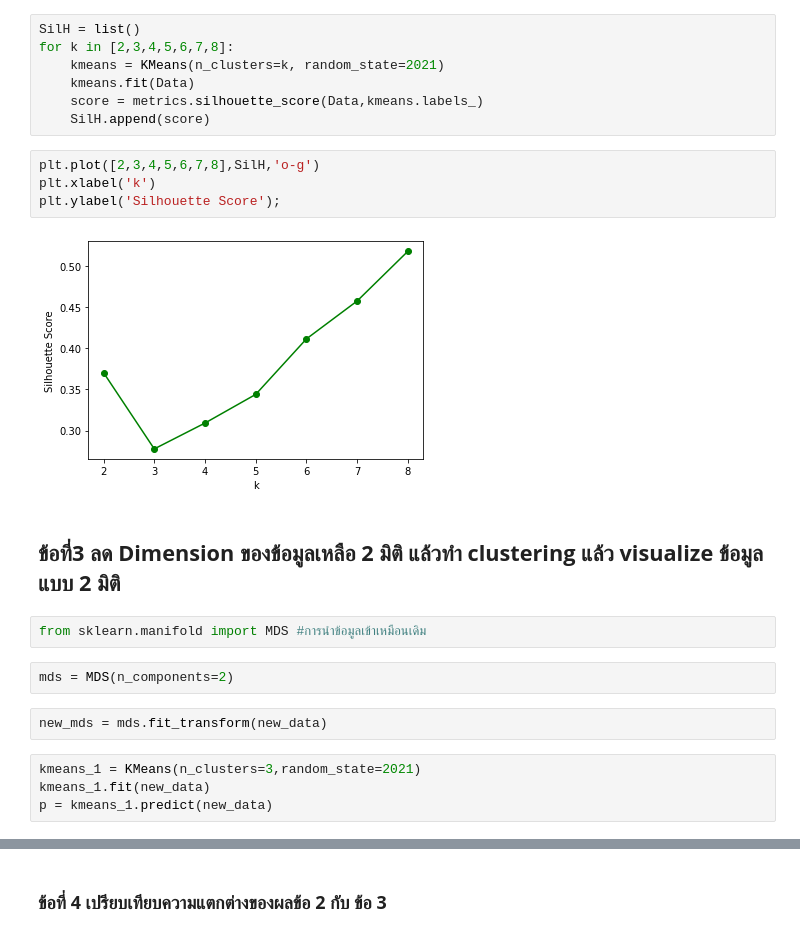
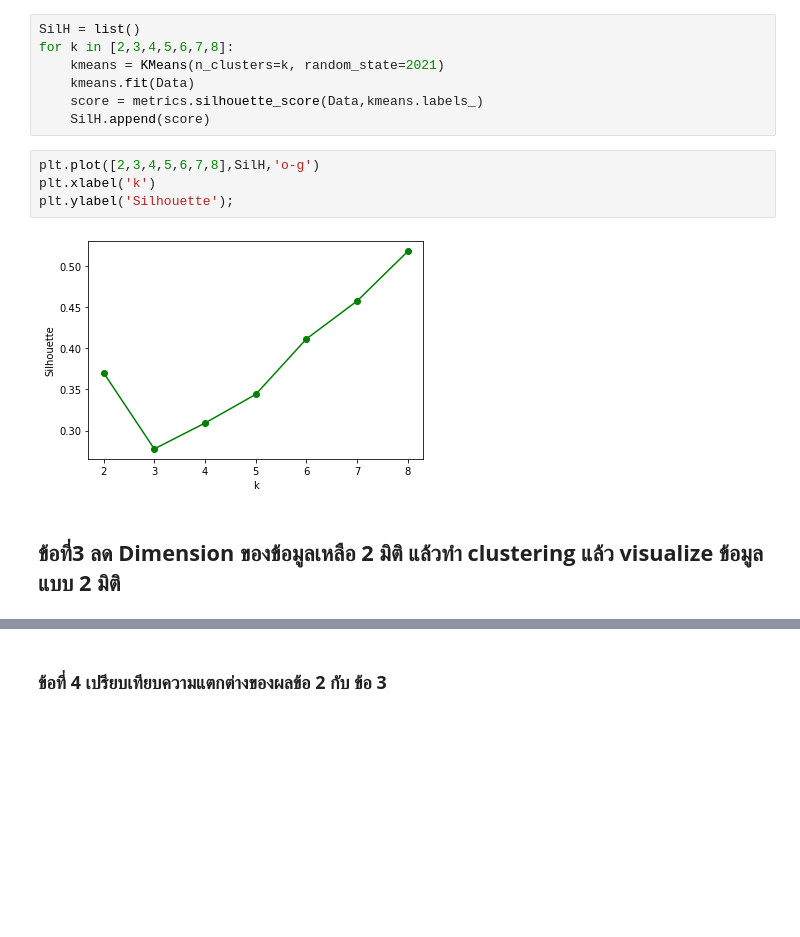
Before and after one commit to SupawadeeKhamthuy/multivariate, a Jupyter notebook: Multivariate_Exam.ipynb, the cells around one changed output, grey strips where cells are left out. Cells and saved outputs as stored; diff of their text form; blank space fills up the shorter version.

```diff
--- a/Multivariate_Exam.ipynb
+++ b/Multivariate_Exam.ipynb
@@ -224,18 +226,8 @@ for k in [2,3,4,5,6,7,8]:
 # %%
 plt.plot([2,3,4,5,6,7,8],SilH,'o-g')
 plt.xlabel('k')
-plt.ylabel('Silhouette Score');
+plt.ylabel('Silhouette');
 # %% [output]
-[figure, old version]
+[figure, new version]
 # %% [markdown]
 ## **ข้อที่3 ลด Dimension ของข้อมูลเหลือ 2 มิติ แล้วทำ clustering แล้ว visualize ข้อมูลแบบ 2 มิติ**
-# %%
-from sklearn.manifold import MDS #การนำข้อมูลเข้าเหมือนเดิม
-# %%
-mds = MDS(n_components=2)
-# %%
-new_mds = mds.fit_transform(new_data)
-# %%
-kmeans_1 = KMeans(n_clusters=3,random_state=2021)
-kmeans_1.fit(new_data)
-p = kmeans_1.predict(new_data)
```
Also changed, not shown: parts of 7 cells of this notebook.
